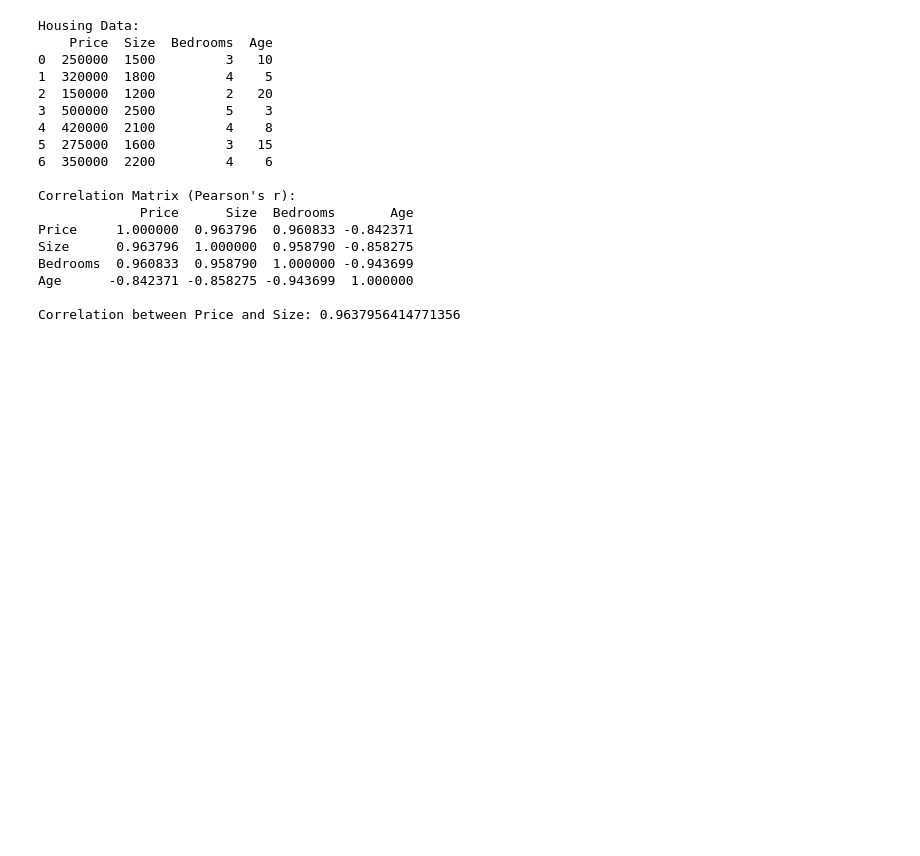
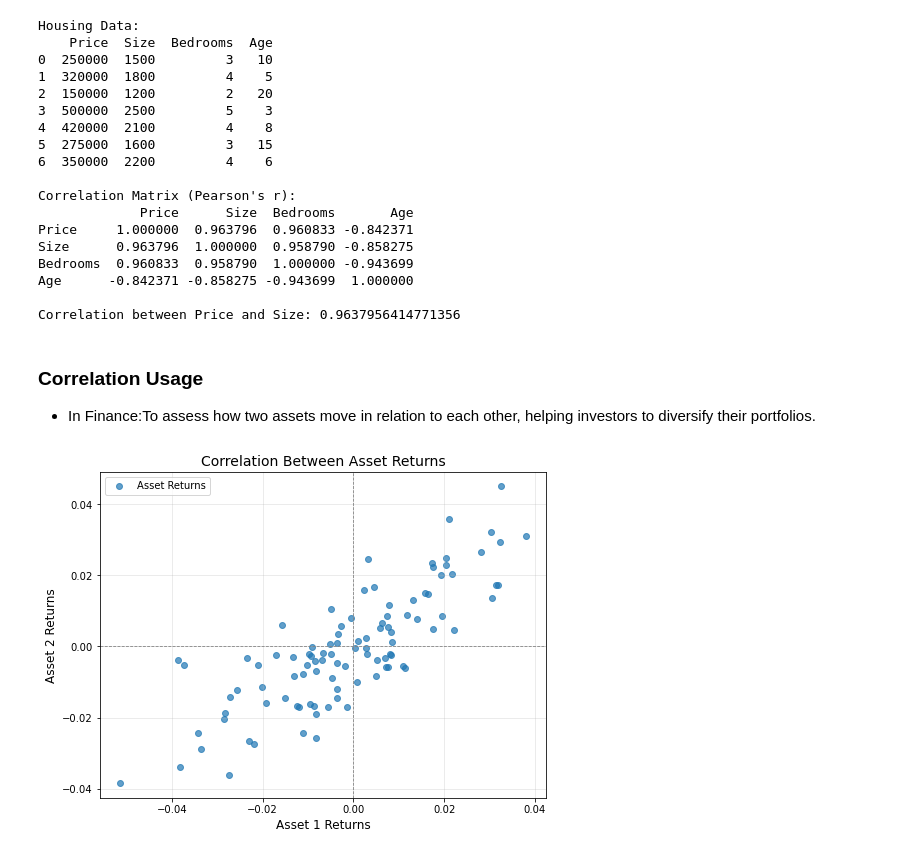
Before and after one commit to Tiger4Code/Mastering-Timeseries-Analysis-and-Forecasting, a Jupyter notebook: Episode_04_variance_family/episode_04_notebook.ipynb, the cells around one changed output. Saved outputs shown, nothing was run; the diff lists cells and outputs as text; code cells hidden in the pictures; blank space fills up the shorter version.

```diff
--- a/Episode_04_variance_family/episode_04_notebook.ipynb
+++ b/Episode_04_variance_family/episode_04_notebook.ipynb
@@ -362,3 +362,29 @@ Bedrooms  0.960833  0.958790  1.000000 -0.943699
 Age      -0.842371 -0.858275 -0.943699  1.000000
 
 Correlation between Price and Size: 0.9637956414771356
+# %% [markdown]
+### Correlation Usage
+
+- In Finance:To assess how two assets move in relation to each other, helping investors to diversify their portfolios.
+# %%
+import numpy as np
+import matplotlib.pyplot as plt
+
+# Simulated data: Returns of two assets
+np.random.seed(42)
+asset1 = np.random.normal(0.001, 0.02, 100)  # Simulating returns for Asset 1
+asset2 = 0.8 * asset1 + np.random.normal(0, 0.01, 100)  # Asset 2 correlated with Asset 1
+
+# Scatter plot
+plt.figure(figsize=(8, 6))
+plt.scatter(asset1, asset2, alpha=0.7, label="Asset Returns")
+plt.title("Correlation Between Asset Returns", fontsize=14)
+plt.xlabel("Asset 1 Returns", fontsize=12)
+plt.ylabel("Asset 2 Returns", fontsize=12)
+plt.axhline(0, color='gray', linestyle='--', linewidth=0.8)
+plt.axvline(0, color='gray', linestyle='--', linewidth=0.8)
+plt.grid(alpha=0.3)
+plt.legend()
+plt.show()
+# %% [output]
+[figure, added]
```
Also changed, not shown: parts of 23 cells of this notebook.
